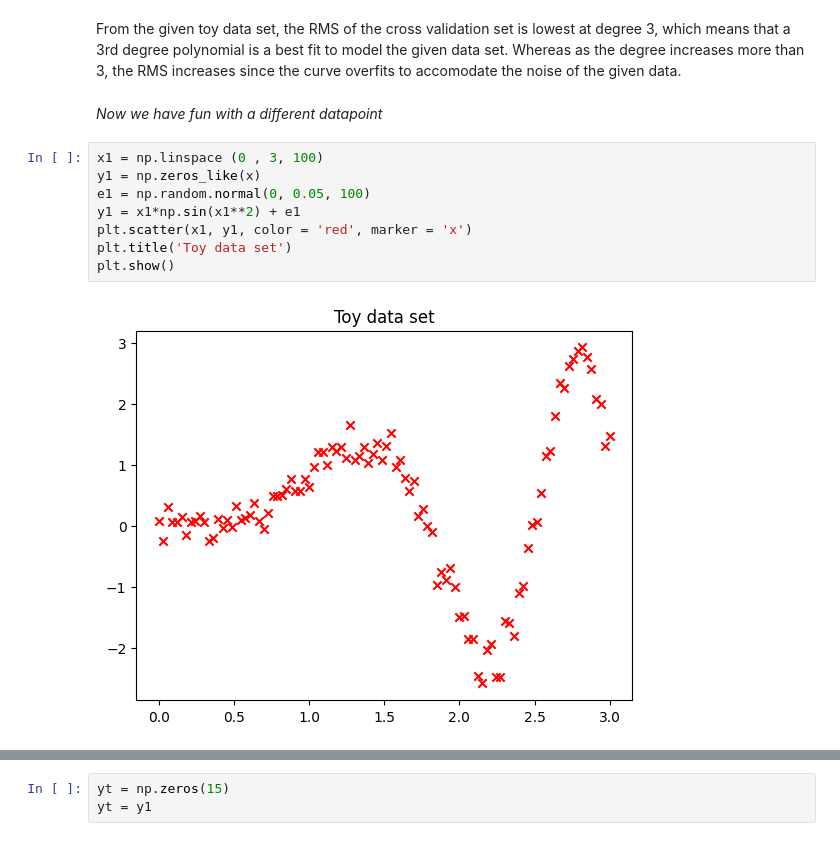
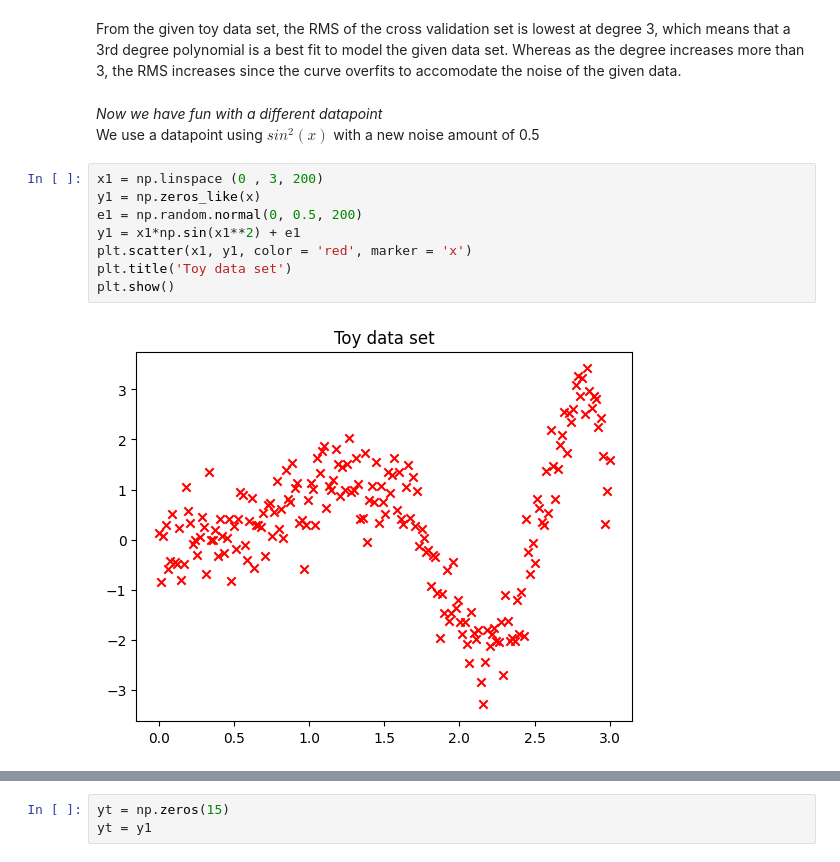
Before and after one commit to PKHR620/AP157-Lab, a Jupyter notebook: AP157_lab_assignment_A1.ipynb, the cells around one changed output, grey strips where cells are left out. Cells and saved outputs as stored; diff of their text form.

```diff
--- a/AP157_lab_assignment_A1.ipynb
+++ b/AP157_lab_assignment_A1.ipynb
@@ -131,14 +133,15 @@ plt.show()
 # %% [markdown]
 From the given toy data set, the RMS of the cross validation set is lowest at degree 3, which means that a 3rd degree polynomial is a best fit to model the given data set. Whereas as the degree increases more than 3, the RMS increases since the curve overfits to accomodate the noise of the given data.
 # %% [markdown]
-*Now we have fun with a different datapoint*
+*Now we have fun with a different datapoint*\
+We use a datapoint using $sin^{2}(x)$ with a new noise amount of 0.5
 # %%
-x1 = np.linspace (0 , 3, 100)
+x1 = np.linspace (0 , 3, 200)
 y1 = np.zeros_like(x)
-e1 = np.random.normal(0, 0.05, 100)
+e1 = np.random.normal(0, 0.5, 200)
 y1 = x1*np.sin(x1**2) + e1
 plt.scatter(x1, y1, color = 'red', marker = 'x')
 plt.title('Toy data set')
 plt.show()
 # %% [output]
-[figure, old version]
+[figure, new version]
```
Also changed, not shown: parts of 10 cells of this notebook.
